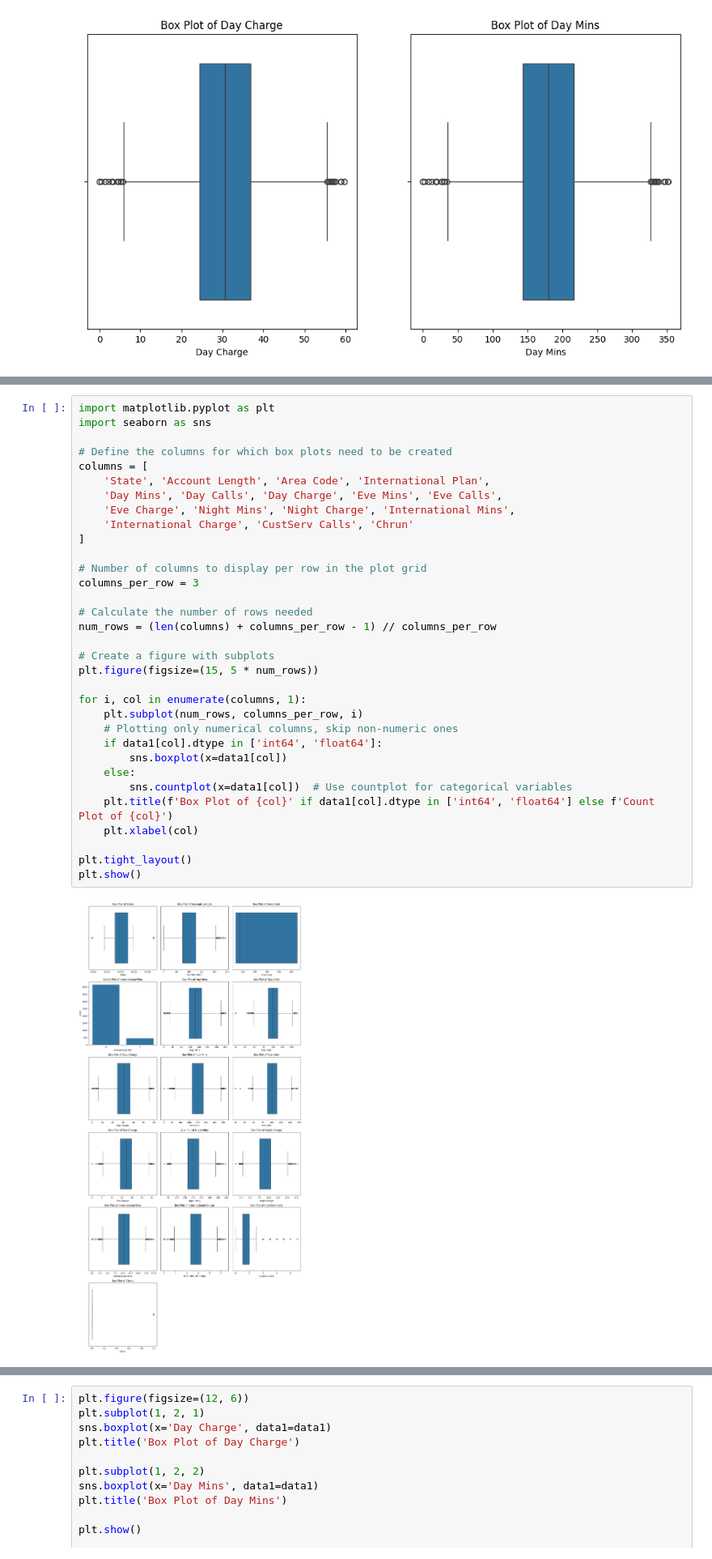
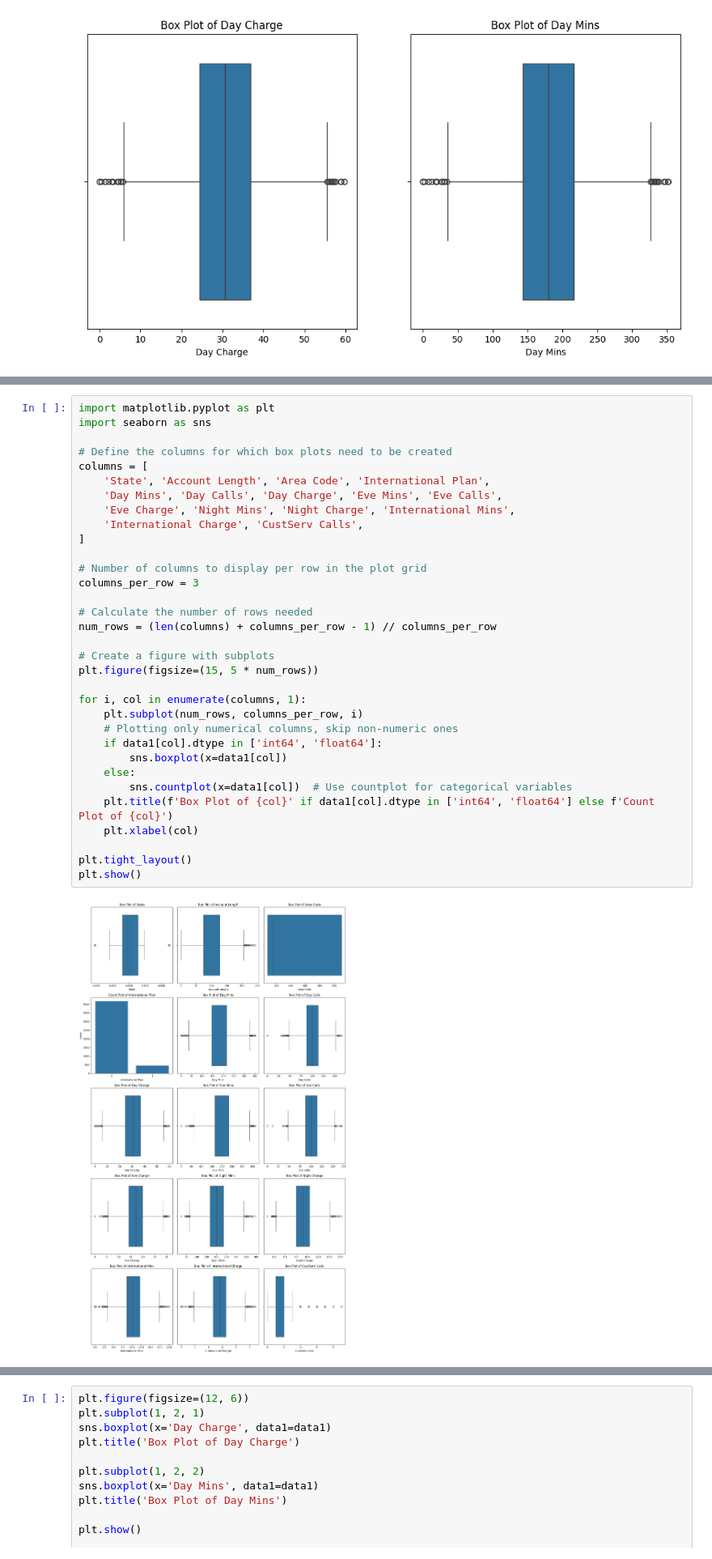
Before and after one commit to isahaq777/My_Projects, a Jupyter notebook: Data_Science_Projects/Telecom/No_Chrun_Telecom.ipynb, the cells around one changed output, grey strips where cells are left out. Shown at 81% size. Saved outputs shown, nothing was run; the diff lists cells and outputs as text.

```diff
--- a/Data_Science_Projects/Telecom/No_Chrun_Telecom.ipynb
+++ b/Data_Science_Projects/Telecom/No_Chrun_Telecom.ipynb
@@ -1264,32 +1266,32 @@ import seaborn as sns
 
 # Define the columns for which box plots need to be created
 columns = [
     'State', 'Account Length', 'Area Code', 'International Plan',
     'Day Mins', 'Day Calls', 'Day Charge', 'Eve Mins', 'Eve Calls',
     'Eve Charge', 'Night Mins', 'Night Charge', 'International Mins',
-    'International Charge', 'CustServ Calls', 'Chrun'
+    'International Charge', 'CustServ Calls',
 ]
 
 # Number of columns to display per row in the plot grid
 columns_per_row = 3
 
 # Calculate the number of rows needed
 num_rows = (len(columns) + columns_per_row - 1) // columns_per_row
 
 # Create a figure with subplots
 plt.figure(figsize=(15, 5 * num_rows))
 
 for i, col in enumerate(columns, 1):
     plt.subplot(num_rows, columns_per_row, i)
     # Plotting only numerical columns, skip non-numeric ones
     if data1[col].dtype in ['int64', 'float64']:
         sns.boxplot(x=data1[col])
     else:
         sns.countplot(x=data1[col])  # Use countplot for categorical variables
     plt.title(f'Box Plot of {col}' if data1[col].dtype in ['int64', 'float64'] else f'Count Plot of {col}')
     plt.xlabel(col)
 
 plt.tight_layout()
 plt.show()
 # %% [output]
-[figure, old version]
+[figure, new version]
```
Also changed, not shown: parts of 26 cells of this notebook, 2 other files.
